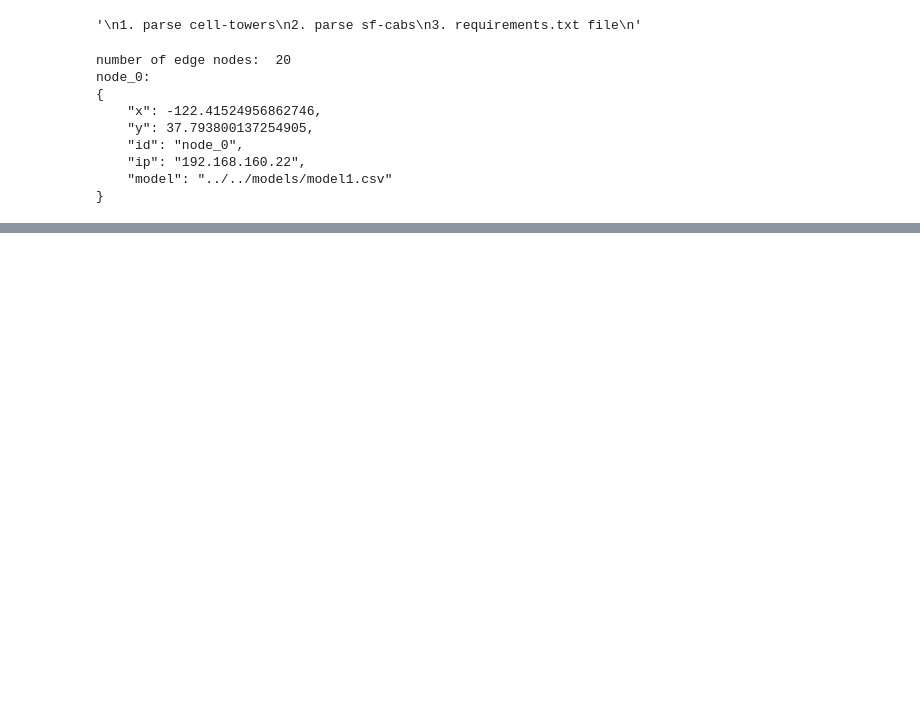
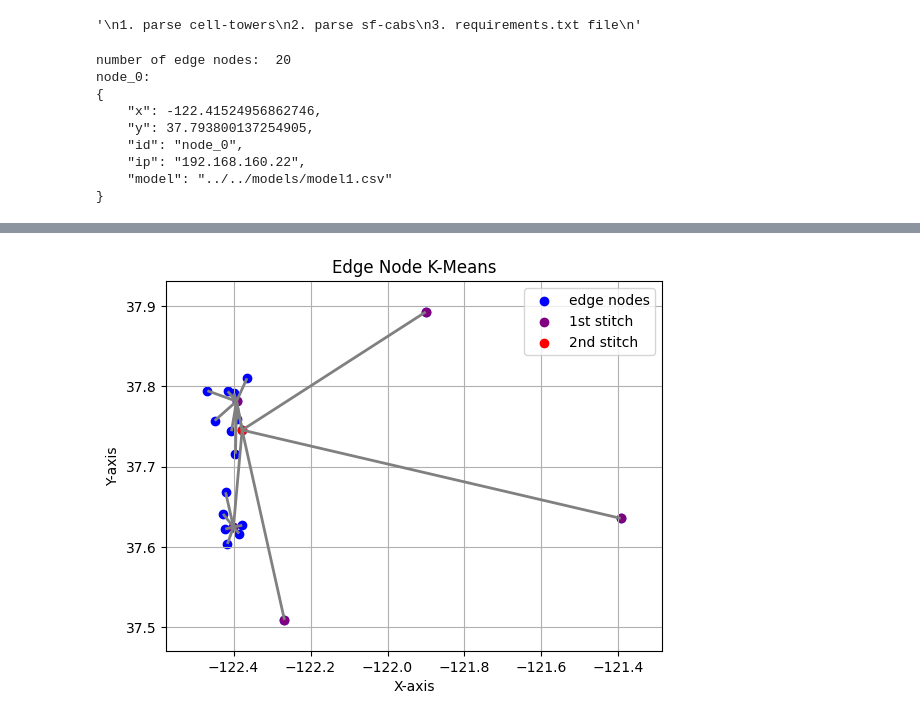
Before and after one commit to jinsun-yoo/faasedge-dag-, a Jupyter notebook: microbenchmark.ipynb, the cells around one changed output, grey strips where cells are left out. Cells and saved outputs as stored; diff of their text form; code cells hidden in the pictures; blank space fills up the shorter version.

```diff
--- a/microbenchmark.ipynb
+++ b/microbenchmark.ipynb
@@ -57,0 +340,51 @@ def parse_sf_cabs(dir):
+# %%
+### plot link weights
+from matplotlib import collections as mc
+from colour import Color
+
+color_a = Color('grey')
+color_b = Color('red')
+
+color_range = list(color_a.range_to(color_b, 100))
+
+min_bw = min(links_bandwidth_consumption.values())
+max_bw = max(links_bandwidth_consumption.values())
+
+lines = []
+c = []
+
+for link, link_bw in links_bandwidth_consumption.items():
+    node_a, node_b = link
+    pos_a = node_locations_[node_a]
+    pos_b = node_locations_[node_b]
+    lines.append([pos_a, pos_b])
+    idx = ((link_bw - min_bw) / (max_bw - min_bw)) * 99
+    color_ = color_range[int(norm)].rgb
+    c.append(color_)
+    # print(pos_a, pos_b, link_bw)
+
+
+### plot of edge nodes
+points = np.array(node_locations_)
+first_stitches = points[first_stitch_tree_index_to_node_id]
+second_stitches = points[second_stitch_tree_index_to_node_id]
+
+# Plotting the points
+lc = mc.LineCollection(lines, colors=c, linewidths=2)
+fig, ax = plt.subplots()
+ax.add_collection(lc)
+ax.autoscale()
+ax.margins(0.1)
+
+plt.scatter(points[:, 0], points[:, 1], color='blue', label='edge nodes')
+plt.scatter(first_stitches[:, 0], first_stitches[:, 1], color='purple', label='1st stitch')
+plt.scatter(second_stitches[:, 0], second_stitches[:, 1], color='red', label='2nd stitch')
+
+plt.xlabel('X-axis')
+plt.ylabel('Y-axis')
+plt.title('Edge Node K-Means')
+plt.grid(True)
+plt.legend()
+plt.show()
+# %% [output]
+[figure, added]
```
Also changed, not shown: parts of 23 cells of this notebook, 3 other files.
